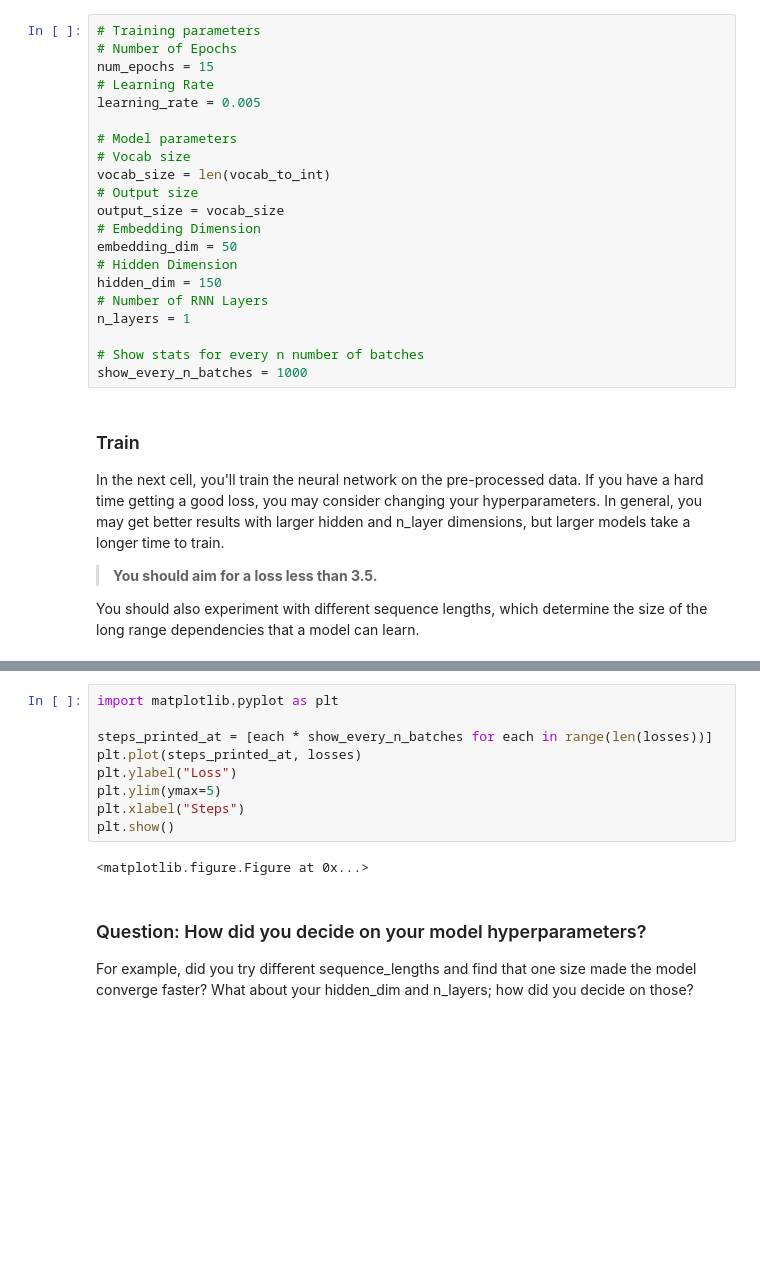
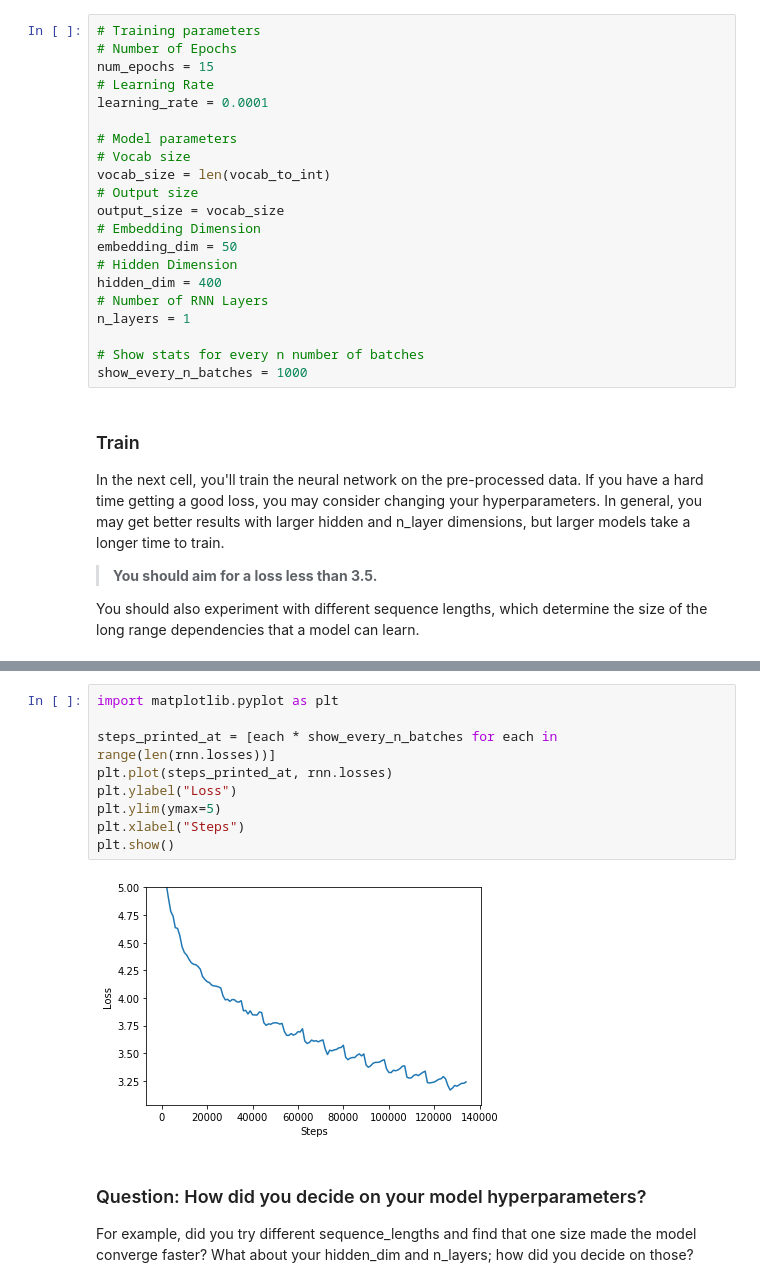
Before and after one commit to HaleTom/pytorch-udacity-intro, a Jupyter notebook: project-tv-script-generation/dlnd_tv_script_generation.ipynb, the cells around one changed output, grey strips where cells are left out. Cells and saved outputs as stored; diff of their text form; blank space fills up the shorter version.

```diff
--- a/project-tv-script-generation/dlnd_tv_script_generation.ipynb
+++ b/project-tv-script-generation/dlnd_tv_script_generation.ipynb
@@ -571,7 +571,7 @@ train_loader = batch_data(int_text, sequence_length, batch_size)
 # Number of Epochs
 num_epochs = 15
 # Learning Rate
-learning_rate = 0.005
+learning_rate = 0.0001
 
 # Model parameters
 # Vocab size
@@ -581,7 +581,7 @@ output_size = vocab_size
 # Embedding Dimension
 embedding_dim = 50
 # Hidden Dimension
-hidden_dim = 150
+hidden_dim = 400
 # Number of RNN Layers
 n_layers = 1
 
@@ -637,14 +637,14 @@ Model Trained and Saved
 # %%
 import matplotlib.pyplot as plt
 
-steps_printed_at = [each * show_every_n_batches for each in range(len(losses))]
-plt.plot(steps_printed_at, losses)
+steps_printed_at = [each * show_every_n_batches for each in range(len(rnn.losses))]
+plt.plot(steps_printed_at, rnn.losses)
 plt.ylabel("Loss")
 plt.ylim(ymax=5)
 plt.xlabel("Steps")
 plt.show()
 # %% [output]
-<matplotlib.figure.Figure at 0x...>
+[figure, added]
 # %% [markdown]
 ### Question: How did you decide on your model hyperparameters?
 For example, did you try different sequence_lengths and find that one size made the model converge faster? What about your hidden_dim and n_layers; how did you decide on those?
```
Also changed, not shown: parts of 4 cells of this notebook.
